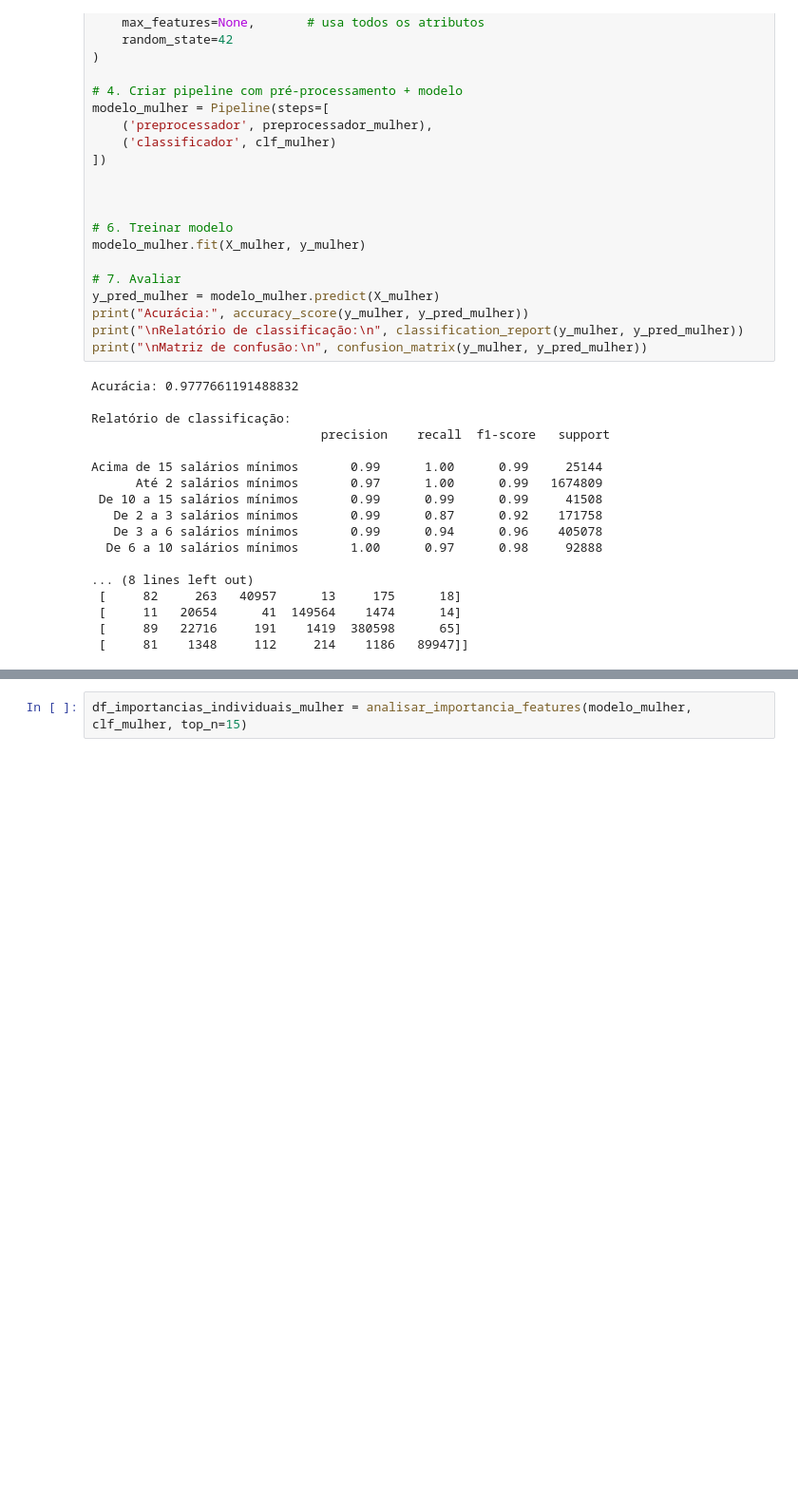
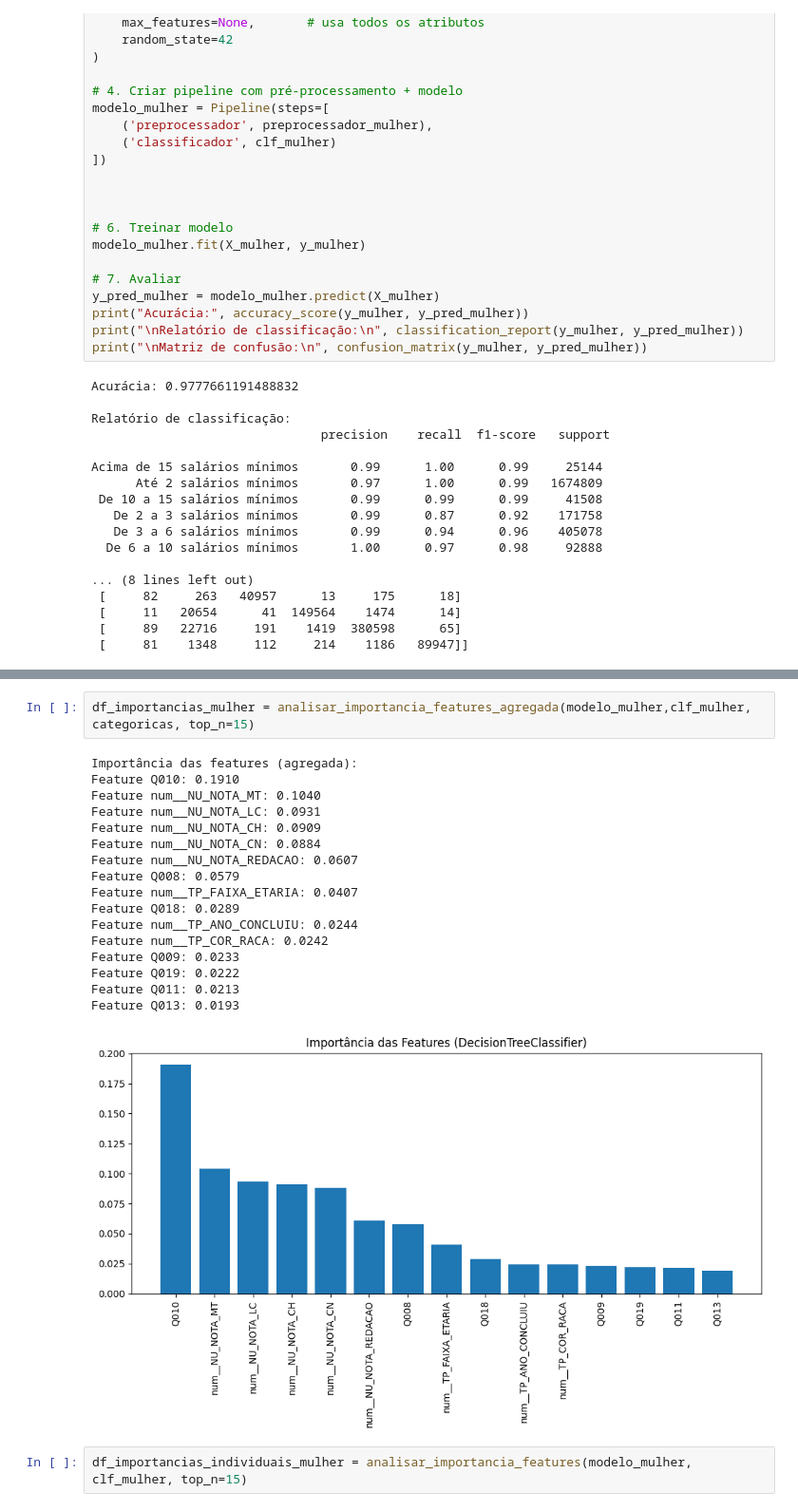
Before and after one commit to vinicarlosss/TCC_Sistemas-de-informa-o, a Jupyter notebook: arvore_decisao.ipynb, the cells around one changed output, grey strips where cells are left out. Shown at 95% size. Cells and saved outputs as stored; diff of their text form; blank space fills up the shorter version.

```diff
--- a/arvore_decisao.ipynb
+++ b/arvore_decisao.ipynb
@@ -923,3 +899,23 @@ Resumo estatístico completo por classe social:
+# %%
+df_importancias_mulher = analisar_importancia_features_agregada(modelo_mulher,clf_mulher, categoricas, top_n=15)
+# %% [output]
+Importância das features (agregada):
+Feature Q010: 0.1910
+Feature num__NU_NOTA_MT: 0.1040
+Feature num__NU_NOTA_LC: 0.0931
+Feature num__NU_NOTA_CH: 0.0909
+Feature num__NU_NOTA_CN: 0.0884
+Feature num__NU_NOTA_REDACAO: 0.0607
+Feature Q008: 0.0579
+Feature num__TP_FAIXA_ETARIA: 0.0407
+Feature Q018: 0.0289
+Feature num__TP_ANO_CONCLUIU: 0.0244
+Feature num__TP_COR_RACA: 0.0242
+Feature Q009: 0.0233
+Feature Q019: 0.0222
+Feature Q011: 0.0213
+Feature Q013: 0.0193
+[figure, added]
 # %%
 df_importancias_individuais_mulher = analisar_importancia_features(modelo_mulher, clf_mulher, top_n=15)
 # %% [output]
```
Also changed, not shown: parts of 7 cells of this notebook.
